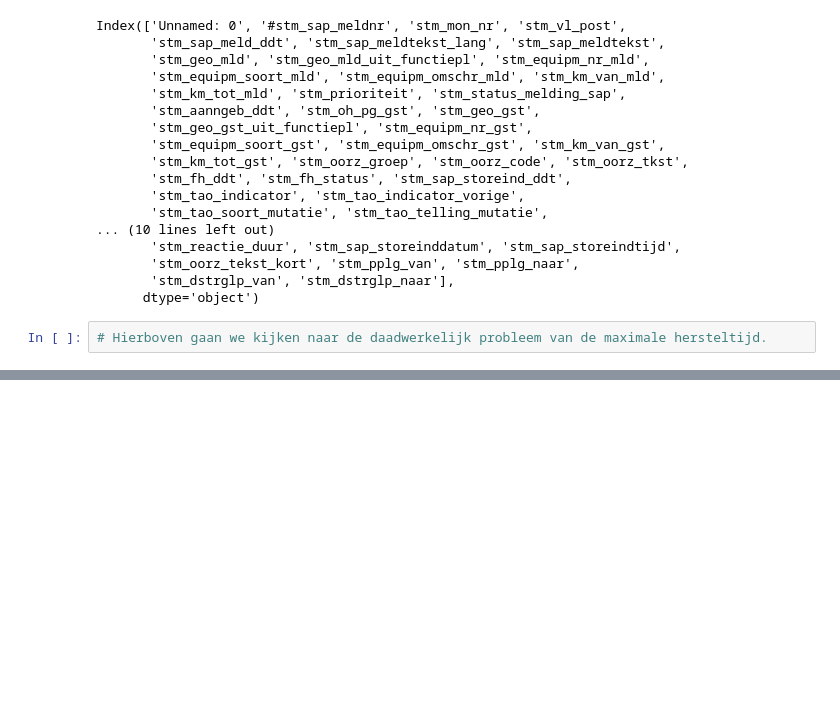
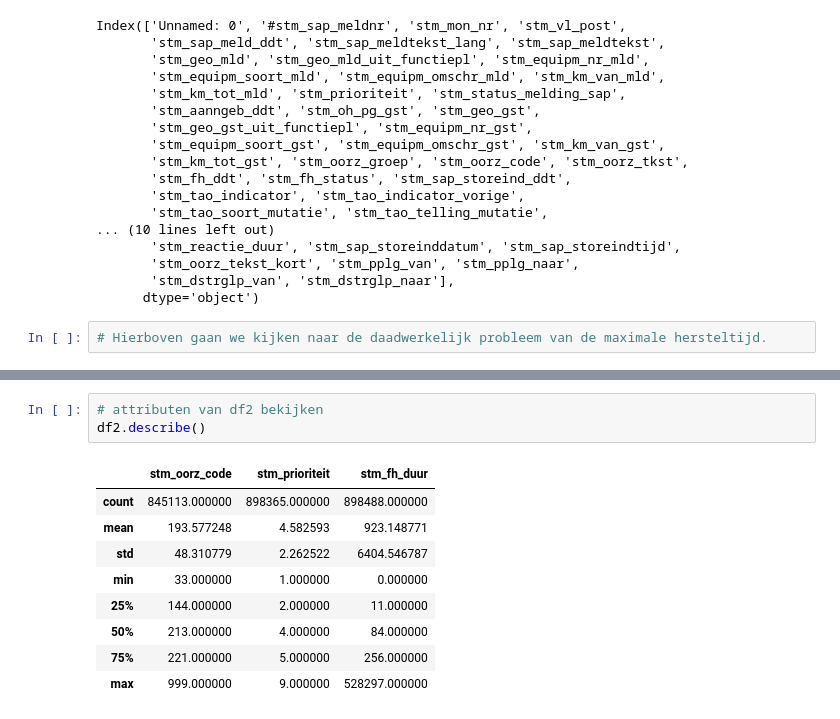
Before and after one commit to AmaryllisLee/DDB_Prorail, a Jupyter notebook: project_ProRail.ipynb, the cells around one changed output, grey strips where cells are left out. Drawn from its saved outputs; the diff is of its cells as text; blank space fills up the shorter version.

```diff
--- a/project_ProRail.ipynb
+++ b/project_ProRail.ipynb
@@ -188,0 +225,13 @@ Index(['Unnamed: 0', '#stm_sap_meldnr', 'stm_mon_nr', 'stm_vl_post',
+# %%
+# attributen van df2 bekijken
+df2.describe()
+# %% [output]
+|  | stm_oorz_code | stm_prioriteit | stm_fh_duur |
+| count | 845113.000000 | 898365.000000 | 898488.000000 |
+| mean | 193.577248 | 4.582593 | 923.148771 |
+| std | 48.310779 | 2.262522 | 6404.546787 |
+| min | 33.000000 | 1.000000 | 0.000000 |
+| 25% | 144.000000 | 2.000000 | 11.000000 |
+| 50% | 213.000000 | 4.000000 | 84.000000 |
+| 75% | 221.000000 | 5.000000 | 256.000000 |
+| max | 999.000000 | 9.000000 | 528297.000000 |
```
Also changed, not shown: parts of 5 cells of this notebook.
